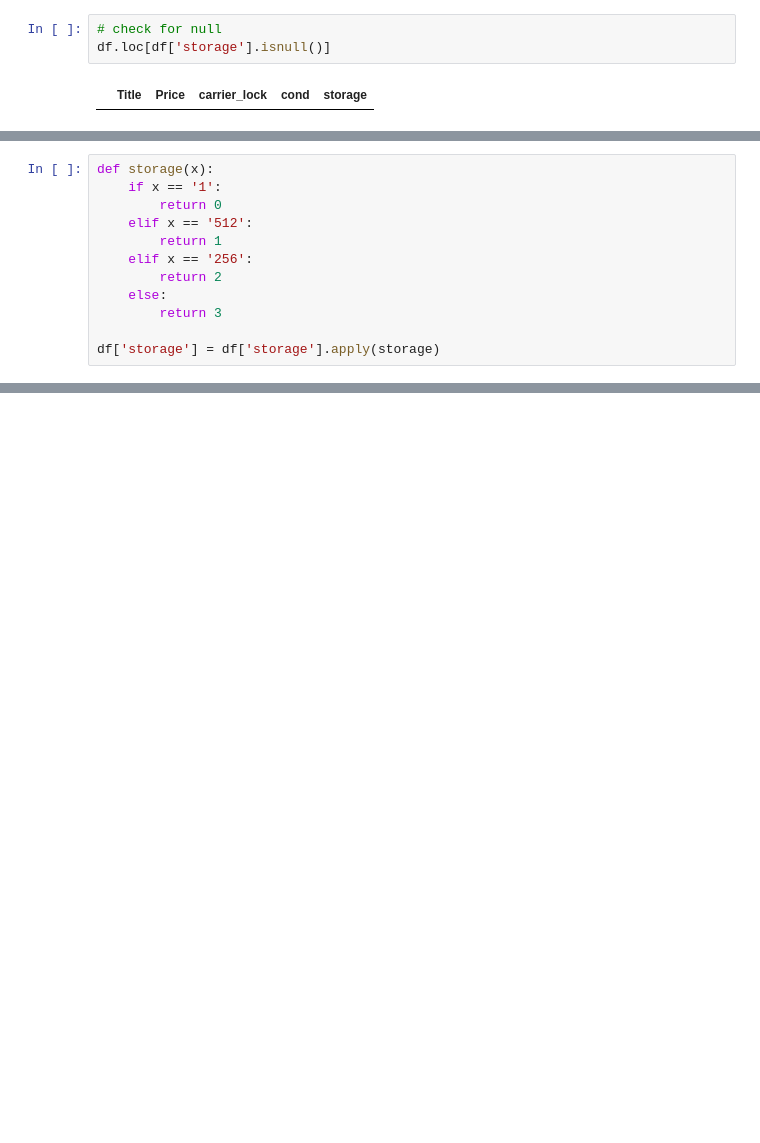
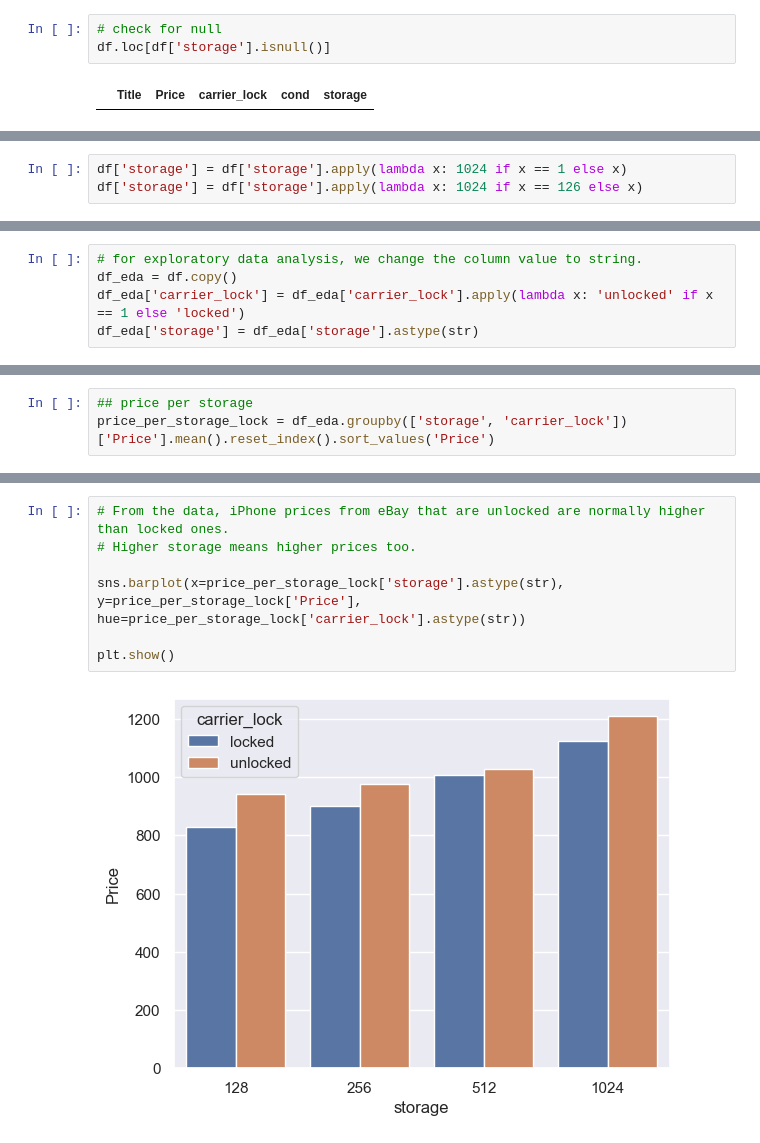
Before and after one commit to kunkoala/ds_ebay_iphone_prices, a Jupyter notebook: ebay_iphone_prices.ipynb, the cells around one changed output, grey strips where cells are left out. Drawn from its saved outputs; the diff is of its cells as text; blank space fills up the shorter version.

```diff
--- a/ebay_iphone_prices.ipynb
+++ b/ebay_iphone_prices.ipynb
@@ -312,12 +297,0 @@ df['storage'] = df['storage'].apply(lambda x: x.replace('gb', '').replace('tb',
-# %%
-def storage(x):
-    if x == '1':
-        return 0
-    elif x == '512':
-        return 1
-    elif x == '256':
-        return 2
-    else:
-        return 3
-
-df['storage'] = df['storage'].apply(storage)
@@ -338,0 +298,3 @@ Name: storage, Length: 858, dtype: int64
+# %%
+df['storage'] = df['storage'].apply(lambda x: 1024 if x == 1 else x)
+df['storage'] = df['storage'].apply(lambda x: 1024 if x == 126 else x)
@@ -338,0 +322,5 @@ Name: storage, Length: 858, dtype: int64
+# %%
+# for exploratory data analysis, we change the column value to string.
+df_eda = df.copy()
+df_eda['carrier_lock'] = df_eda['carrier_lock'].apply(lambda x: 'unlocked' if x == 1 else 'locked')
+df_eda['storage'] = df_eda['storage'].astype(str)
@@ -338,0 +336,3 @@ Name: storage, Length: 858, dtype: int64
+# %%
+## price per storage
+price_per_storage_lock = df_eda.groupby(['storage', 'carrier_lock'])['Price'].mean().reset_index().sort_values('Price')
@@ -338,0 +351,9 @@ Name: storage, Length: 858, dtype: int64
+# %%
+# From the data, iPhone prices from eBay that are unlocked are normally higher than locked ones.
+# Higher storage means higher prices too.
+
+sns.barplot(x=price_per_storage_lock['storage'].astype(str), y=price_per_storage_lock['Price'], hue=price_per_storage_lock['carrier_lock'].astype(str))
+
+plt.show()
+# %% [output]
+[figure, added]
```
Also changed, not shown: parts of 9 cells of this notebook.
